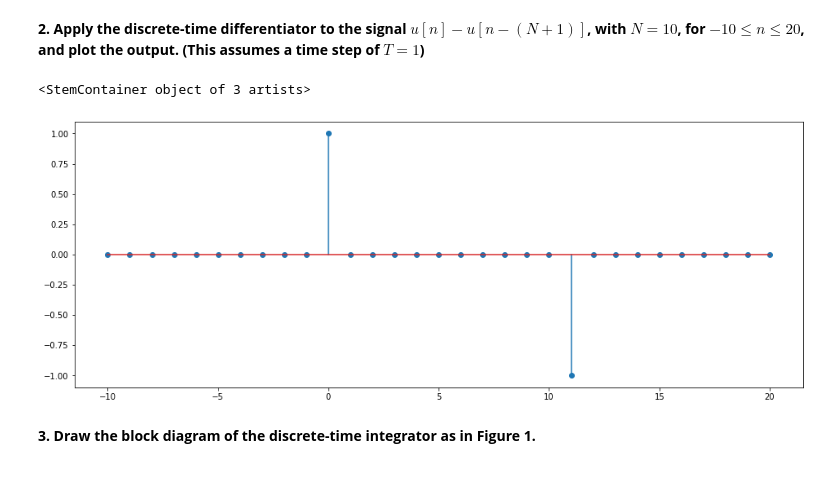
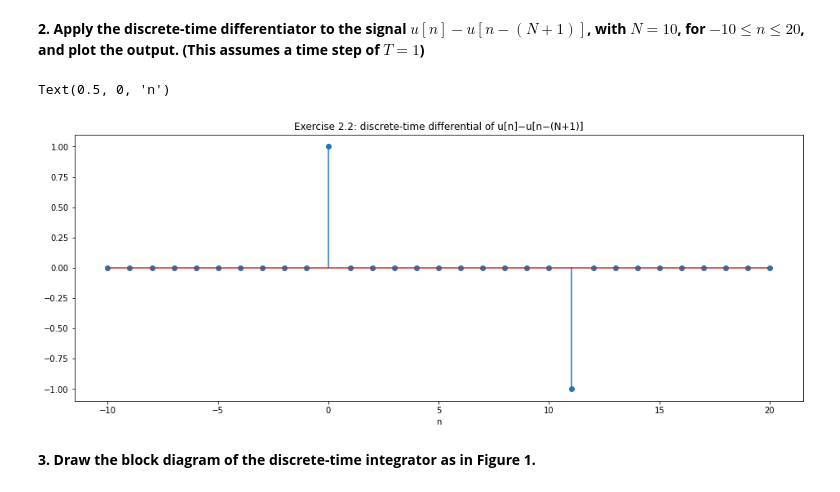
Before and after one commit to JustinWang781/438-Lab02, a Jupyter notebook: lab02_report.ipynb, the cells around one changed output. Cells and saved outputs as stored; diff of their text form; code cells hidden in the pictures.

```diff
--- a/lab02_report.ipynb
+++ b/lab02_report.ipynb
@@ -46,17 +45,19 @@ The autoreload extension is already loaded. To reload it, use:
 # %%
 # write your code here
 def f2_2(n, N):
   Y = (n >= 0).astype(float) - ((n-(N+1)) >= 0).astype(float)
   return Y
 
 T = 1
 n = np.arange(-10,20+T,T)
 N = 10
 dy = (f2_2(n,N) - f2_2(n-T,N))/T
 plt.stem(n,dy)
+plt.title("Exercise 2.2: discrete-time differential of u[n]−u[n−(N+1)]")
+plt.xlabel("n")
 # %% [output]
-<StemContainer object of 3 artists>
+Text(0.5, 0, 'n')
-[figure, old version]
+[figure, new version]
 # %% [markdown]
 **3. Draw the block diagram of the discrete-time integrator as in Figure 1.**
 # %% [markdown]
```
Also changed, not shown: parts of 7 cells of this notebook.
